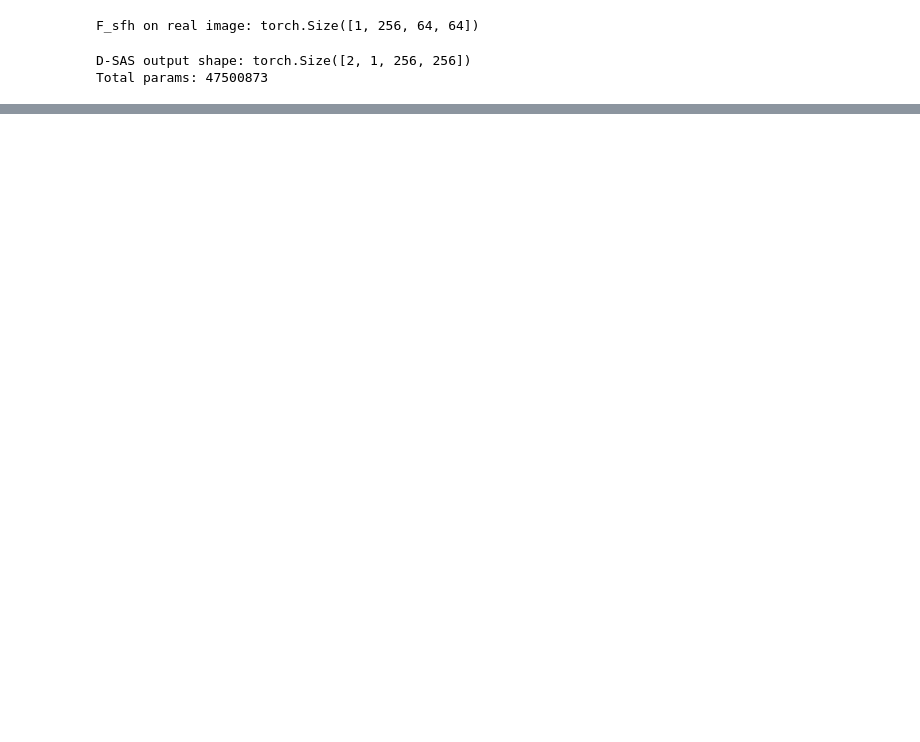
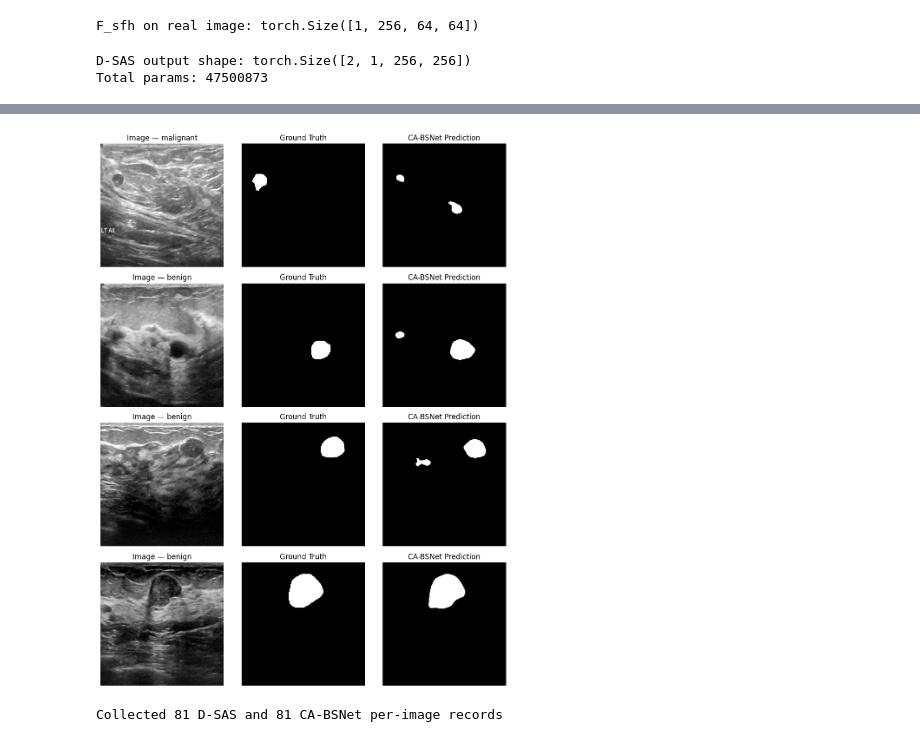
Before and after one commit to aribarahmanii/Breasttumor, a Jupyter notebook: week2_3.ipynb, the cells around one changed output, grey strips where cells are left out. Cells and saved outputs as stored; diff of their text form; code cells hidden in the pictures; blank space fills up the shorter version.

```diff
--- a/week2_3.ipynb
+++ b/week2_3.ipynb
@@ -971,0 +1117,18 @@ plt.show()
+# %%
+ca_bsnet_model.load_state_dict(torch.load(checkpoint_path))
+ca_bsnet_model.eval()
+
+test_loss, test_metrics = validate(ca_bsnet_model, test_loader, loss_fn, device)
+print("Test set results (Tier 3 — CA-BSNet):")
+for k, v in test_metrics.items():
+    print(f"  {k}: {v:.4f}")
+
+results_summary = {
+    'model': 'CA-BSNet (Tier 3)',
+    'dataset': f'BUSI ({len(kept_records)} images, deduplicated, 70/15/15 split)',
+    'params': sum(p.numel() for p in ca_bsnet_model.parameters()),
+    **test_metrics
+}
+with open(f'{CABSNET_PROJECT_DIR}/logs/test_results.json', 'w') as f:
+    json.dump(results_summary, f, indent=2)
+print("Saved:", f'{CABSNET_PROJECT_DIR}/logs/test_results.json')
@@ -971,0 +1146,45 @@ plt.show()
+# %%
+ca_bsnet_model.eval()
+batch = next(iter(test_loader))
+images, masks = batch["image"].to(device), batch["mask"].to(device)
+with torch.no_grad():
+    preds = torch.sigmoid(ca_bsnet_model(images)) > 0.5
+
+mean = np.array([0.485, 0.456, 0.406])
+std = np.array([0.229, 0.224, 0.225])
+
+fig, axes = plt.subplots(4, 3, figsize=(10, 13))
+for i in range(4):
+    img = images[i].cpu().permute(1, 2, 0).numpy()
+    img = (img * std + mean).clip(0, 1)
+    gt = masks[i, 0].cpu().numpy()
+    pred = preds[i, 0].cpu().numpy()
+    axes[i, 0].imshow(img); axes[i, 0].set_title(f"Image — {batch['class'][i]}"); axes[i, 0].axis('off')
+    axes[i, 1].imshow(gt, cmap='gray'); axes[i, 1].set_title("Ground Truth"); axes[i, 1].axis('off')
+    axes[i, 2].imshow(pred, cmap='gray'); axes[i, 2].set_title("CA-BSNet Prediction"); axes[i, 2].axis('off')
+plt.tight_layout()
+plt.savefig(f'{CABSNET_PROJECT_DIR}/logs/sample_predictions.png', dpi=120)
+plt.show()
+# %% [output]
+[figure, added]
+# %%
+def collect_per_image_metrics(model, loader, device):
+    model.eval()
+    records = []
+    with torch.no_grad():
+        for batch in loader:
+            images, masks = batch["image"].to(device), batch["mask"].to(device)
+            preds = model(images)
+            for i in range(images.shape[0]):
+                m = compute_metrics(preds[i:i+1], masks[i:i+1])
+                pred_bin = (torch.sigmoid(preds[i:i+1]) > 0.5).cpu().numpy().astype(bool)[0, 0]
+                gt_bin = masks[i:i+1].cpu().numpy().astype(bool)[0, 0]
+                m['hd95'] = compute_hd95_single(pred_bin, gt_bin)
+                records.append(m)
+    return records
+
+dsas_per_image = collect_per_image_metrics(dsas_model, test_loader, device)
+cabsnet_per_image = collect_per_image_metrics(ca_bsnet_model, test_loader, device)
+print(f"Collected {len(dsas_per_image)} D-SAS and {len(cabsnet_per_image)} CA-BSNet per-image records")
+# %% [output]
+Collected 81 D-SAS and 81 CA-BSNet per-image records
```
Also changed, not shown: parts of 21 cells of this notebook.
